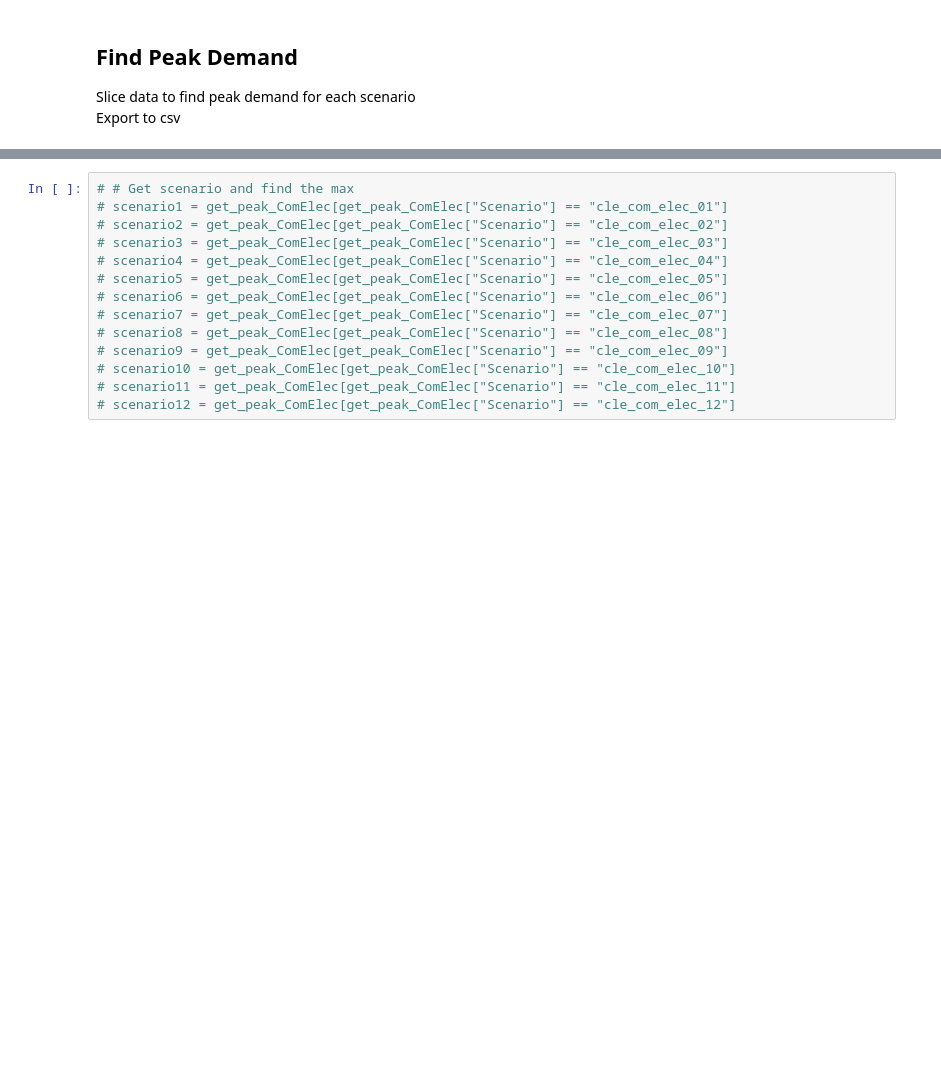
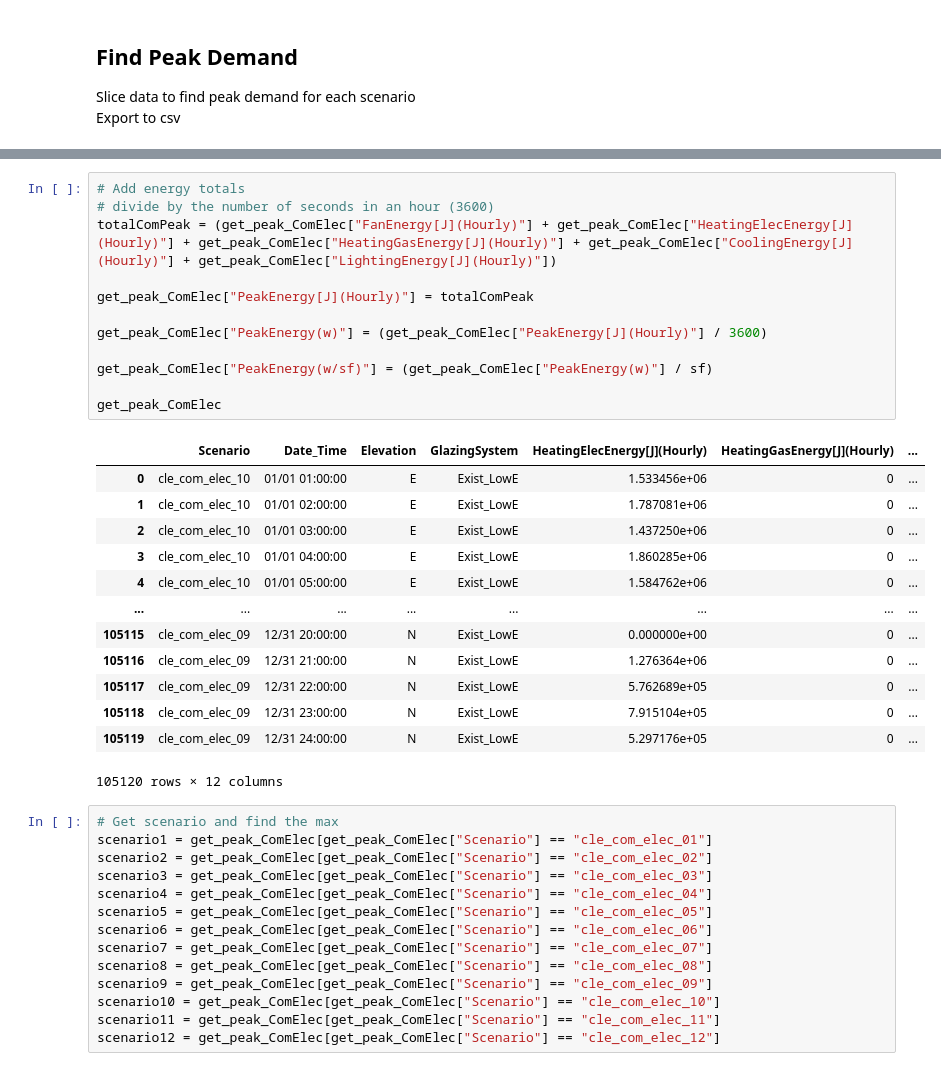
Before and after one commit to klharp/Eplus_Maine, a Jupyter notebook: CLE_Com_Scraper.ipynb, the cells around one changed output, grey strips where cells are left out. Cells and saved outputs as stored; diff of their text form; blank space fills up the shorter version.

```diff
--- a/CLE_Com_Scraper.ipynb
+++ b/CLE_Com_Scraper.ipynb
@@ -375,15 +394,41 @@ Export to csv
+# %%
+# Add energy totals
+# divide by the number of seconds in an hour (3600)
+totalComPeak = (get_peak_ComElec["FanEnergy[J](Hourly)"] + get_peak_ComElec["HeatingElecEnergy[J](Hourly)"] + get_peak_ComElec["HeatingGasEnergy[J](Hourly)"] + get_peak_ComElec["CoolingEnergy[J](Hourly)"] + get_peak_ComElec["LightingEnergy[J](Hourly)"])
+
+get_peak_ComElec["PeakEnergy[J](Hourly)"] = totalComPeak
+
+get_peak_ComElec["PeakEnergy(w)"] = (get_peak_ComElec["PeakEnergy[J](Hourly)"] / 3600)
+
+get_peak_ComElec["PeakEnergy(w/sf)"] = (get_peak_ComElec["PeakEnergy(w)"] / sf)
+
+get_peak_ComElec
+# %% [output]
+|  | Scenario | Date_Time | Elevation | GlazingSystem | HeatingElecEnergy[J](Hourly) | HeatingGasEnergy[J](Hourly) | ... |
+| 0 | cle_com_elec_10 | 01/01 01:00:00 | E | Exist_LowE | 1.533456e+06 | 0 | ... |
+| 1 | cle_com_elec_10 | 01/01 02:00:00 | E | Exist_LowE | 1.787081e+06 | 0 | ... |
+| 2 | cle_com_elec_10 | 01/01 03:00:00 | E | Exist_LowE | 1.437250e+06 | 0 | ... |
+| 3 | cle_com_elec_10 | 01/01 04:00:00 | E | Exist_LowE | 1.860285e+06 | 0 | ... |
+| 4 | cle_com_elec_10 | 01/01 05:00:00 | E | Exist_LowE | 1.584762e+06 | 0 | ... |
+| ... | ... | ... | ... | ... | ... | ... | ... |
+| 105115 | cle_com_elec_09 | 12/31 20:00:00 | N | Exist_LowE | 0.000000e+00 | 0 | ... |
+| 105116 | cle_com_elec_09 | 12/31 21:00:00 | N | Exist_LowE | 1.276364e+06 | 0 | ... |
+| 105117 | cle_com_elec_09 | 12/31 22:00:00 | N | Exist_LowE | 5.762689e+05 | 0 | ... |
+| 105118 | cle_com_elec_09 | 12/31 23:00:00 | N | Exist_LowE | 7.915104e+05 | 0 | ... |
+| 105119 | cle_com_elec_09 | 12/31 24:00:00 | N | Exist_LowE | 5.297176e+05 | 0 | ... |
+105120 rows × 12 columns
 # %%
-# # Get scenario and find the max
-# scenario1 = get_peak_ComElec[get_peak_ComElec["Scenario"] == "cle_com_elec_01"]
-# scenario2 = get_peak_ComElec[get_peak_ComElec["Scenario"] == "cle_com_elec_02"]
-# scenario3 = get_peak_ComElec[get_peak_ComElec["Scenario"] == "cle_com_elec_03"]
-# scenario4 = get_peak_ComElec[get_peak_ComElec["Scenario"] == "cle_com_elec_04"]
-# scenario5 = get_peak_ComElec[get_peak_ComElec["Scenario"] == "cle_com_elec_05"]
-# scenario6 = get_peak_ComElec[get_peak_ComElec["Scenario"] == "cle_com_elec_06"]
-# scenario7 = get_peak_ComElec[get_peak_ComElec["Scenario"] == "cle_com_elec_07"]
-# scenario8 = get_peak_ComElec[get_peak_ComElec["Scenario"] == "cle_com_elec_08"]
-# scenario9 = get_peak_ComElec[get_peak_ComElec["Scenario"] == "cle_com_elec_09"]
-# scenario10 = get_peak_ComElec[get_peak_ComElec["Scenario"] == "cle_com_elec_10"]
-# scenario11 = get_peak_ComElec[get_peak_ComElec["Scenario"] == "cle_com_elec_11"]
-# scenario12 = get_peak_ComElec[get_peak_ComElec["Scenario"] == "cle_com_elec_12"]
+# Get scenario and find the max
+scenario1 = get_peak_ComElec[get_peak_ComElec["Scenario"] == "cle_com_elec_01"]
+scenario2 = get_peak_ComElec[get_peak_ComElec["Scenario"] == "cle_com_elec_02"]
+scenario3 = get_peak_ComElec[get_peak_ComElec["Scenario"] == "cle_com_elec_03"]
+scenario4 = get_peak_ComElec[get_peak_ComElec["Scenario"] == "cle_com_elec_04"]
+scenario5 = get_peak_ComElec[get_peak_ComElec["Scenario"] == "cle_com_elec_05"]
+scenario6 = get_peak_ComElec[get_peak_ComElec["Scenario"] == "cle_com_elec_06"]
+scenario7 = get_peak_ComElec[get_peak_ComElec["Scenario"] == "cle_com_elec_07"]
+scenario8 = get_peak_ComElec[get_peak_ComElec["Scenario"] == "cle_com_elec_08"]
+scenario9 = get_peak_ComElec[get_peak_ComElec["Scenario"] == "cle_com_elec_09"]
+scenario10 = get_peak_ComElec[get_peak_ComElec["Scenario"] == "cle_com_elec_10"]
+scenario11 = get_peak_ComElec[get_peak_ComElec["Scenario"] == "cle_com_elec_11"]
+scenario12 = get_peak_ComElec[get_peak_ComElec["Scenario"] == "cle_com_elec_12"]
 # %%
```
Also changed, not shown: parts of 11 cells of this notebook, 11 other files.
